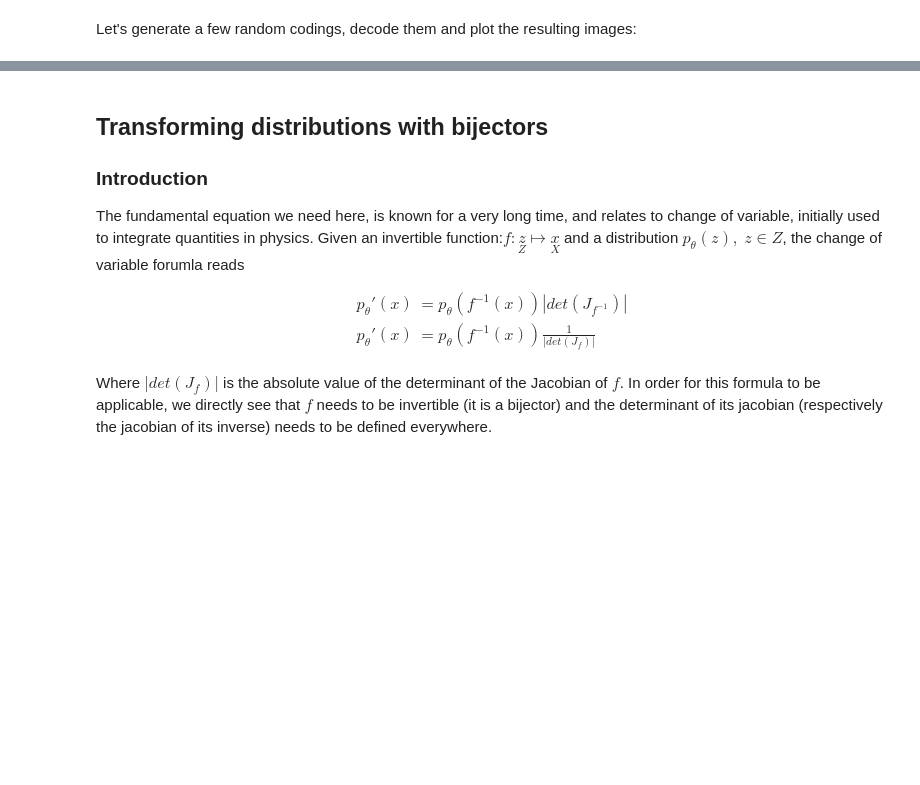
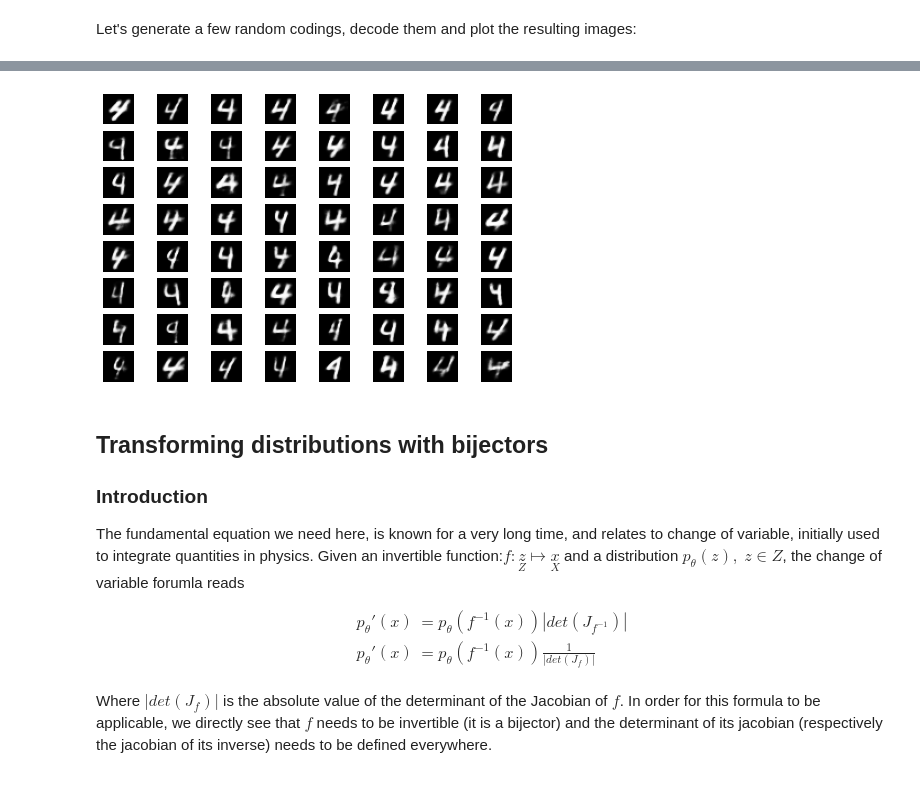
Before and after one commit to gnthibault/Optimisation-Python, a Jupyter notebook: NormalizingFlows.ipynb, the cells around one changed output, grey strips where cells are left out. Cells and saved outputs as stored; diff of their text form; code cells hidden in the pictures; blank space fills up the shorter version.

```diff
--- a/NormalizingFlows.ipynb
+++ b/NormalizingFlows.ipynb
@@ -1204,3 +1397,20 @@ plot_multiple_images(images, 4)
+# %%
+dig = 4
+sides = 8
+
+img_it = 0
+for i in range(0, sides):
+    for j in range(0, sides):
+        z_ = np.random.normal(loc=0.0, scale=1.0, size=codings_size)
+        latent_features = construct_numvec(dig, z_)
+        decoded = variational_decoder.predict(latent_features)
+        plt.subplot(sides, sides, 1 + img_it)
+        img_it +=1
+        plt.imshow(decoded.reshape(28, 28), cmap = plt.cm.gray), plt.axis('off')
+plt.subplots_adjust(left=0, bottom=0, right=1, top=1, wspace=0, hspace=.2)
+plt.show()
+# %% [output]
+[figure, added]
 # %% [markdown]
 ## Transforming distributions with bijectors
 
```
Also changed, not shown: parts of 20 cells of this notebook, 3 other files.
